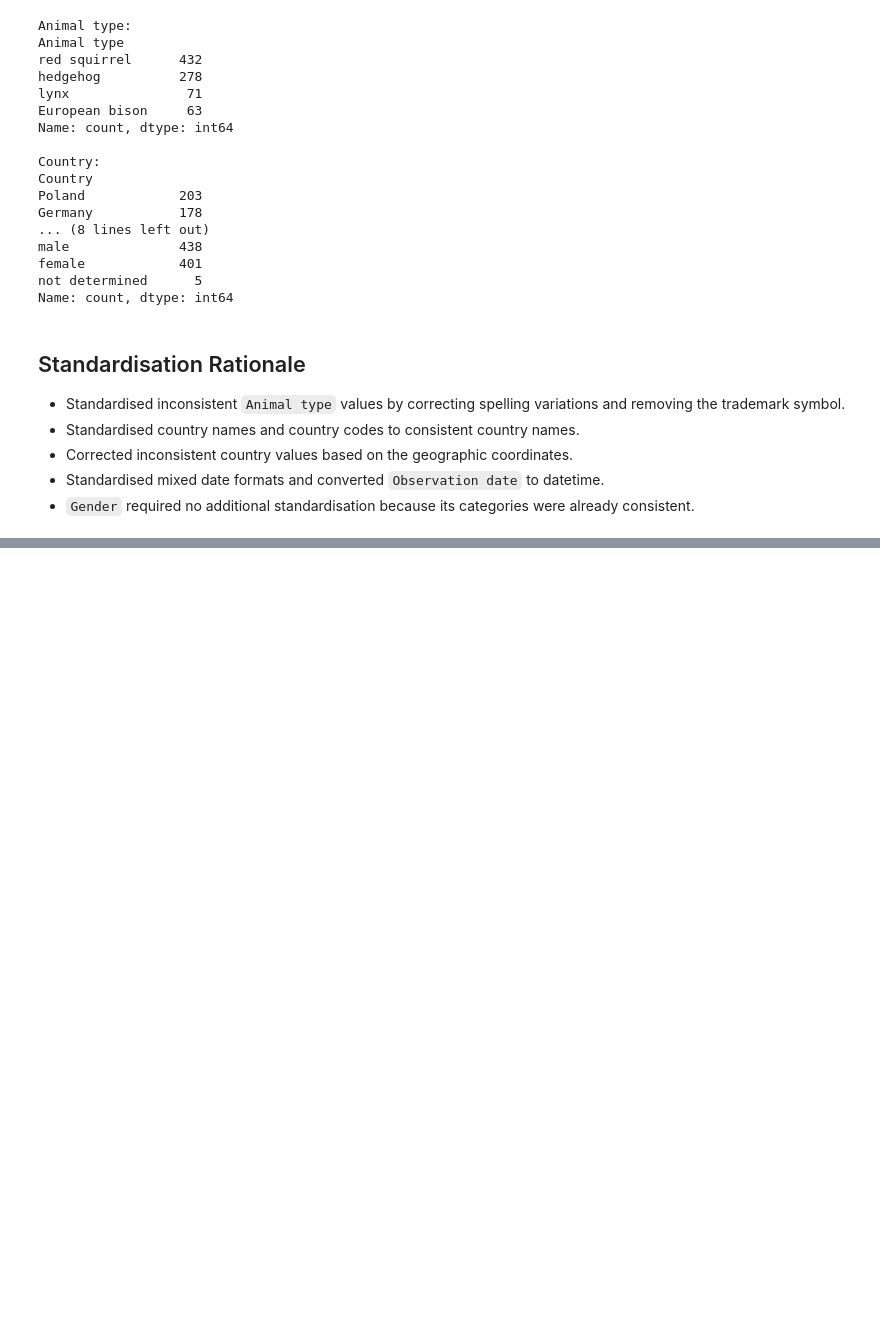
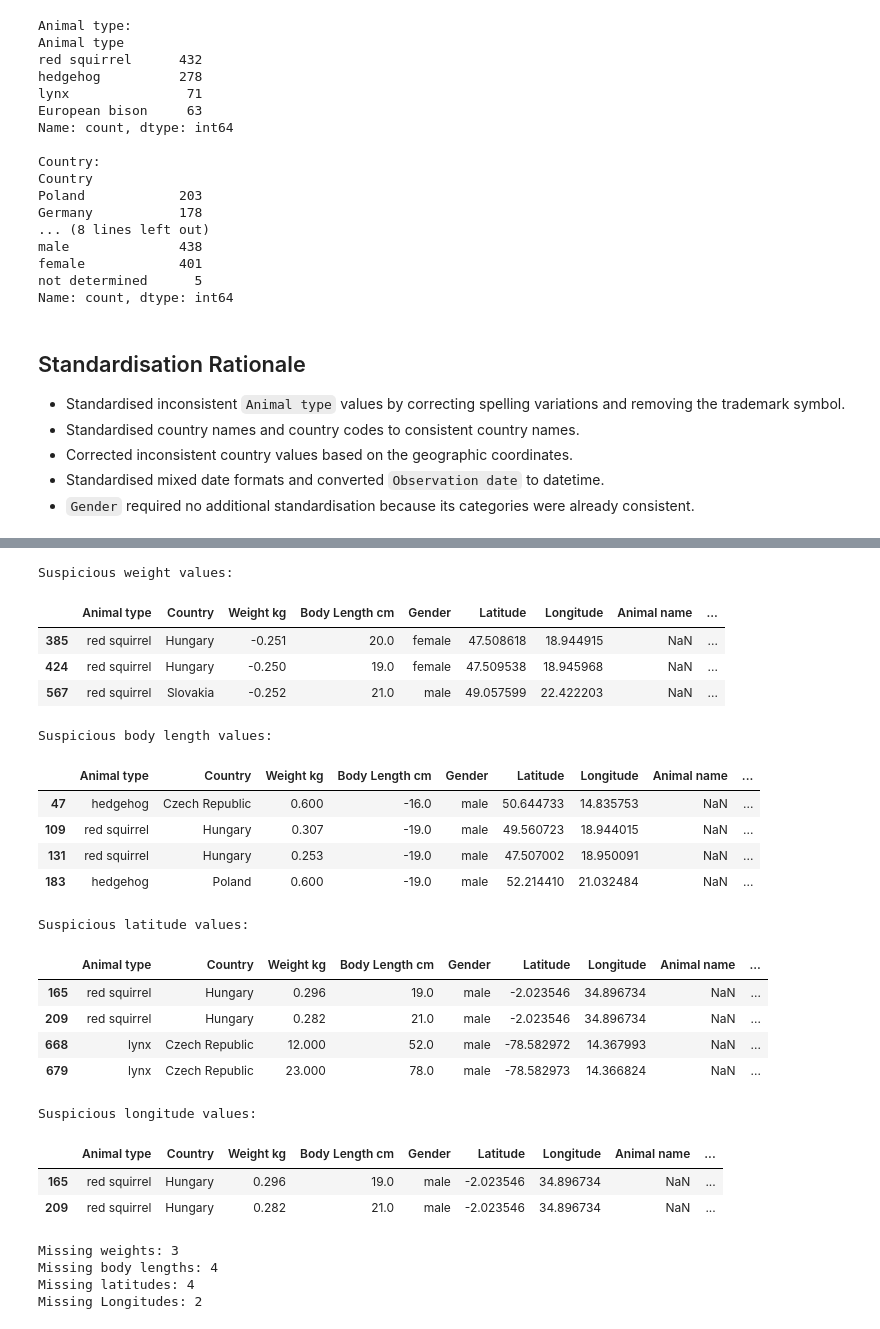
Before and after one commit to simonemedeiros/OIBSIP, a Jupyter notebook: DataAnalytics-L1-DataCleaning/notebooks/animal_data_cleaning.ipynb, the cells around one changed output, grey strips where cells are left out. Drawn from its saved outputs; the diff is of its cells as text; code cells hidden in the pictures; blank space fills up the shorter version.

Commit message:
feat: detect and handle invalid numeric values

```diff
--- a/DataAnalytics-L1-DataCleaning/notebooks/animal_data_cleaning.ipynb
+++ b/DataAnalytics-L1-DataCleaning/notebooks/animal_data_cleaning.ipynb
@@ -470,0 +549,55 @@ Name: count, dtype: int64
+# %%
+# 30. Inspect Suspicious Numeri Values
+
+print("Suspicious weight values:")
+display(df[df["Weight kg"] < 0])
+
+print("\nSuspicious body length values:")
+display(df[df["Body Length cm"] < 0])
+
+print("\nSuspicious latitude values:")
+display(df[df["Latitude"] < 0])
+
+print("\nSuspicious longitude values:")
+display(df[df["Longitude"]>30])
+# %% [output]
+Suspicious weight values:
+|  | Animal type | Country | Weight kg | Body Length cm | Gender | Latitude | Longitude | Animal name | ... |
+| 385 | red squirrel | Hungary | -0.251 | 20.0 | female | 47.508618 | 18.944915 | NaN | ... |
+| 424 | red squirrel | Hungary | -0.250 | 19.0 | female | 47.509538 | 18.945968 | NaN | ... |
+| 567 | red squirrel | Slovakia | -0.252 | 21.0 | male | 49.057599 | 22.422203 | NaN | ... |
+Suspicious body length values:
+|  | Animal type | Country | Weight kg | Body Length cm | Gender | Latitude | Longitude | Animal name | ... |
+| 47 | hedgehog | Czech Republic | 0.600 | -16.0 | male | 50.644733 | 14.835753 | NaN | ... |
+| 109 | red squirrel | Hungary | 0.307 | -19.0 | male | 49.560723 | 18.944015 | NaN | ... |
+| 131 | red squirrel | Hungary | 0.253 | -19.0 | male | 47.507002 | 18.950091 | NaN | ... |
+| 183 | hedgehog | Poland | 0.600 | -19.0 | male | 52.214410 | 21.032484 | NaN | ... |
+Suspicious latitude values:
+|  | Animal type | Country | Weight kg | Body Length cm | Gender | Latitude | Longitude | Animal name | ... |
+| 165 | red squirrel | Hungary | 0.296 | 19.0 | male | -2.023546 | 34.896734 | NaN | ... |
+| 209 | red squirrel | Hungary | 0.282 | 21.0 | male | -2.023546 | 34.896734 | NaN | ... |
+| 668 | lynx | Czech Republic | 12.000 | 52.0 | male | -78.582972 | 14.367993 | NaN | ... |
+| 679 | lynx | Czech Republic | 23.000 | 78.0 | male | -78.582973 | 14.366824 | NaN | ... |
+Suspicious longitude values:
+|  | Animal type | Country | Weight kg | Body Length cm | Gender | Latitude | Longitude | Animal name | ... |
+| 165 | red squirrel | Hungary | 0.296 | 19.0 | male | -2.023546 | 34.896734 | NaN | ... |
+| 209 | red squirrel | Hungary | 0.282 | 21.0 | male | -2.023546 | 34.896734 | NaN | ... |
+# %%
+# 31. Handle Invalid Numeric Values
+
+df.loc[df["Weight kg"] < 0, "Weight kg"] = np.nan
+df.loc[df["Body Length cm"] < 0, "Body Length cm"] = np.nan
+
+# Invalid geographic coordinates
+df.loc[df["Latitude"] < 0, "Latitude"] = np.nan
+df.loc[df["Longitude"] > 30, "Longitude"] = np.nan
+
+print(f"Missing weights: {df["Weight kg"].isna().sum()}")
+print(f"Missing body lengths: {df["Body Length cm"].isna().sum()}")
+print(f"Missing latitudes: {df["Latitude"].isna().sum()}")
+print(f"Missing Longitudes: {df["Longitude"].isna().sum()}")
+# %% [output]
+Missing weights: 3
+Missing body lengths: 4
+Missing latitudes: 4
+Missing Longitudes: 2
```
Also changed, not shown: parts of 3 cells of this notebook.
